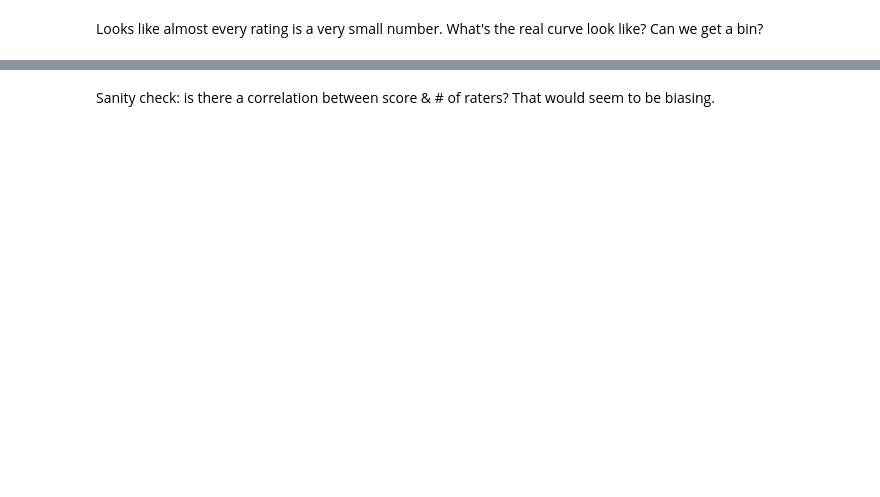
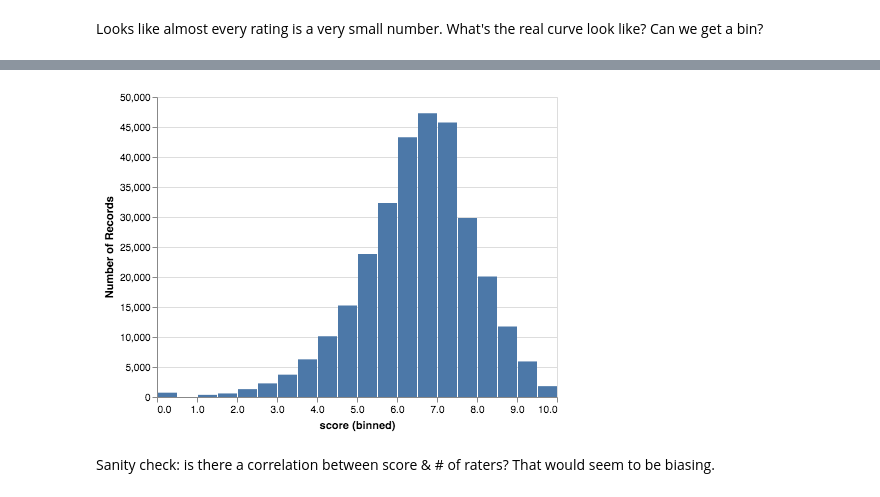
Before and after one commit to emanueles/making_data_visual, a Jupyter notebook: Chapter3/AnalyzeIMDB.ipynb, the cells around one changed output, grey strips where cells are left out. Cells and saved outputs as stored; diff of their text form; code cells hidden in the pictures; blank space fills up the shorter version.

```diff
--- a/Chapter3/AnalyzeIMDB.ipynb
+++ b/Chapter3/AnalyzeIMDB.ipynb
@@ -18,5 +16,7 @@ ModuleNotFoundError: No module named 'altair'
 # %%
 file = r"/Users/emanuele/OneDrive/data/imdb2017/cleanratings.list"
-data = pd.read_csv( file , sep='\t', encoding = 'Windows-1252')
+data = pd.read_csv( file , sep='\t', encoding = 'ISO-8859-1')
+data_transformers.enable('csv')
+renderers.enable('notebook')
 # %%
 data.head()
@@ -40,6 +53,7 @@ medianraters = data['raters'].median()
 topquarter = data['raters'].quantile ( q= 0.75)
 # %%
 Chart(data).mark_bar().encode(
-    x = X('score', bin = Bin( maxbins = 100)),
+    x = X('score', bin = Bin( maxbins = 20)),
     y = 'count(*):Q',
 )
+# %% [output]
@@ -46,3 +61,4 @@ Chart(data).mark_bar().encode(
+[figure, added]
 # %% [markdown]
 Sanity check: is there a correlation between score & # of raters? That would seem to be biasing.
 # %%
```
Also changed, not shown: parts of 6 cells of this notebook.
